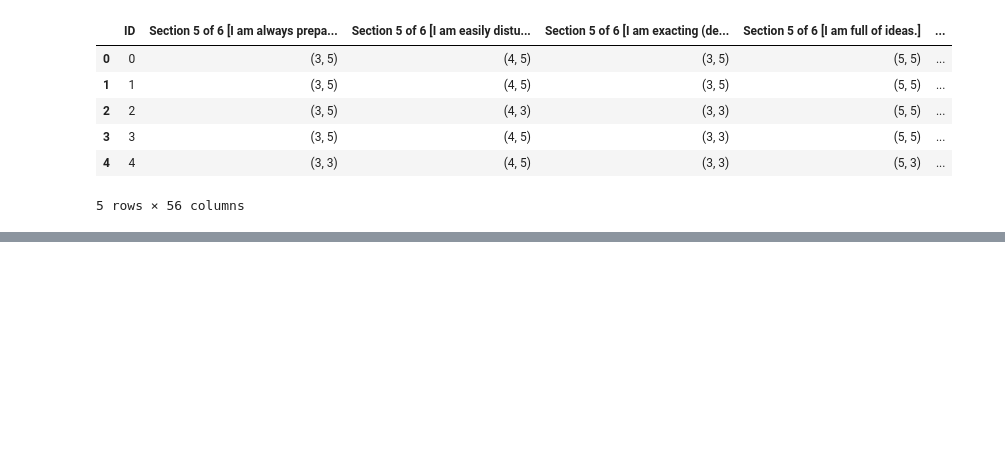
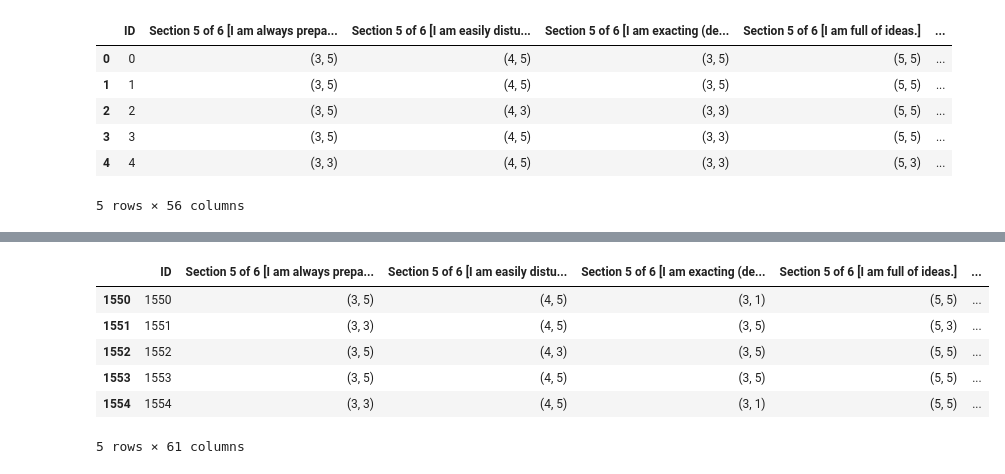
Before and after one commit to thabomayika/data_wrangling, a Jupyter notebook: data_wrangling.ipynb, the cells around one changed output, grey strips where cells are left out. Saved outputs shown, nothing was run; the diff lists cells and outputs as text; code cells hidden in the pictures; blank space fills up the shorter version.

```diff
--- a/data_wrangling.ipynb
+++ b/data_wrangling.ipynb
@@ -103,0 +156,10 @@ df.head()
+# %%
+df.tail()
+# %% [output]
+|  | ID | Section 5 of 6 [I am always prepa... | Section 5 of 6 [I am easily distu... | Section 5 of 6 [I am exacting (de... | Section 5 of 6 [I am full of ideas.] | ... |
+| 1550 | 1550 | (3, 5) | (4, 5) | (3, 1) | (5, 5) | ... |
+| 1551 | 1551 | (3, 3) | (4, 5) | (3, 5) | (5, 3) | ... |
+| 1552 | 1552 | (3, 5) | (4, 3) | (3, 5) | (5, 5) | ... |
+| 1553 | 1553 | (3, 5) | (4, 5) | (3, 5) | (5, 5) | ... |
+| 1554 | 1554 | (3, 3) | (4, 5) | (3, 1) | (5, 5) | ... |
+5 rows × 61 columns
```
Also changed, not shown: parts of 11 cells of this notebook.
